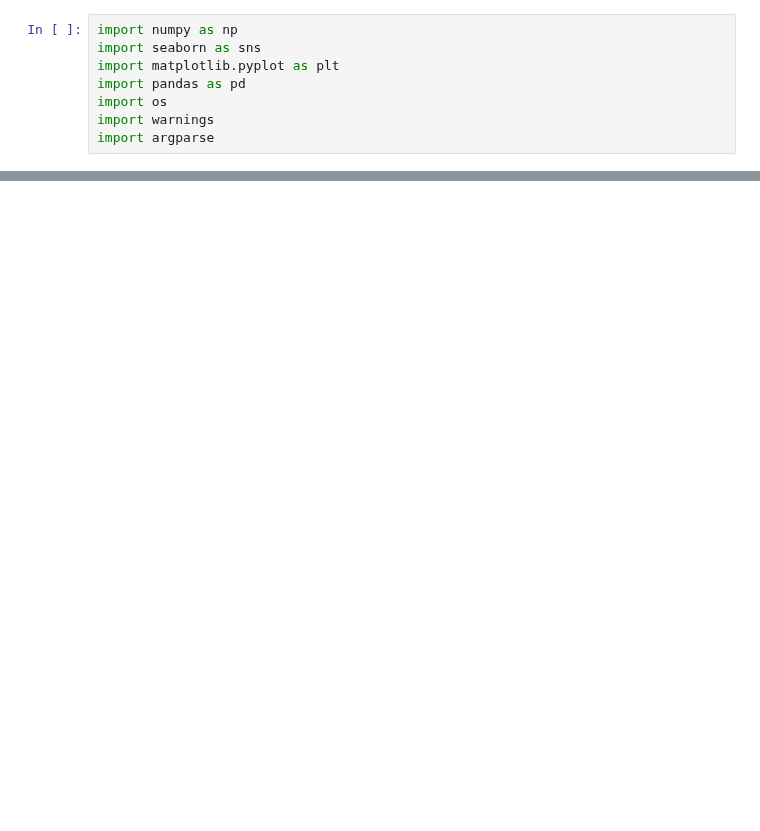
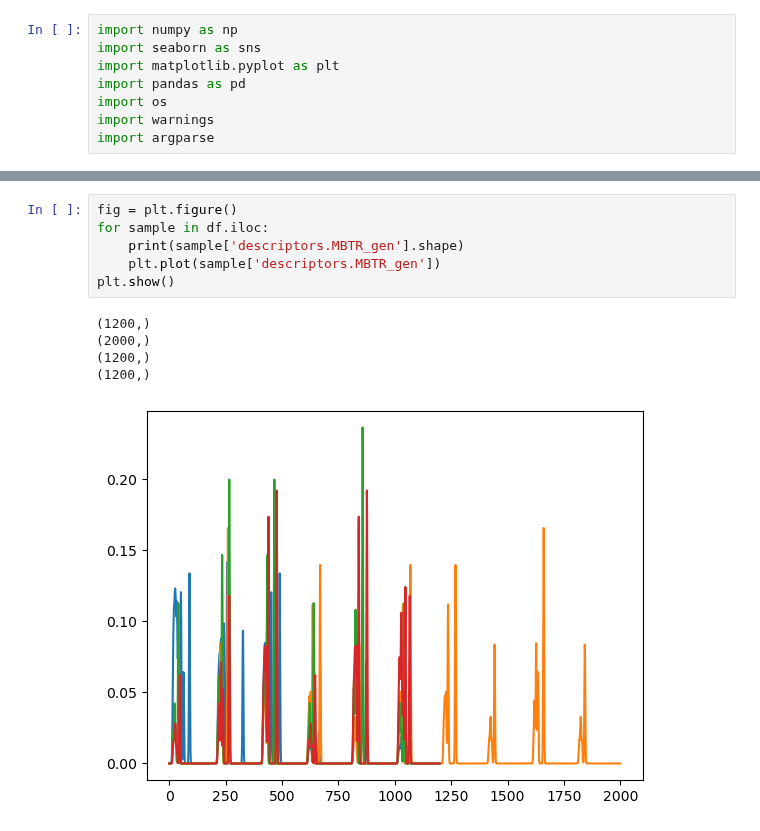
Before and after one commit to zhaohan-alan/decifier, a Jupyter notebook: decifer/notebooks/eval_files_and_descriptors.ipynb, the cells around one changed output, grey strips where cells are left out. Saved outputs shown, nothing was run; the diff lists cells and outputs as text; blank space fills up the shorter version.

```diff
--- a/decifer/notebooks/eval_files_and_descriptors.ipynb
+++ b/decifer/notebooks/eval_files_and_descriptors.ipynb
@@ -18,0 +27,12 @@ plt.show()
+# %%
+fig = plt.figure()
+for sample in df.iloc:
+    print(sample['descriptors.MBTR_gen'].shape)
+    plt.plot(sample['descriptors.MBTR_gen'])
+plt.show()
+# %% [output]
+(1200,)
+(2000,)
+(1200,)
+(1200,)
+[figure, added]
```
Also changed, not shown: parts of 9 cells of this notebook.
